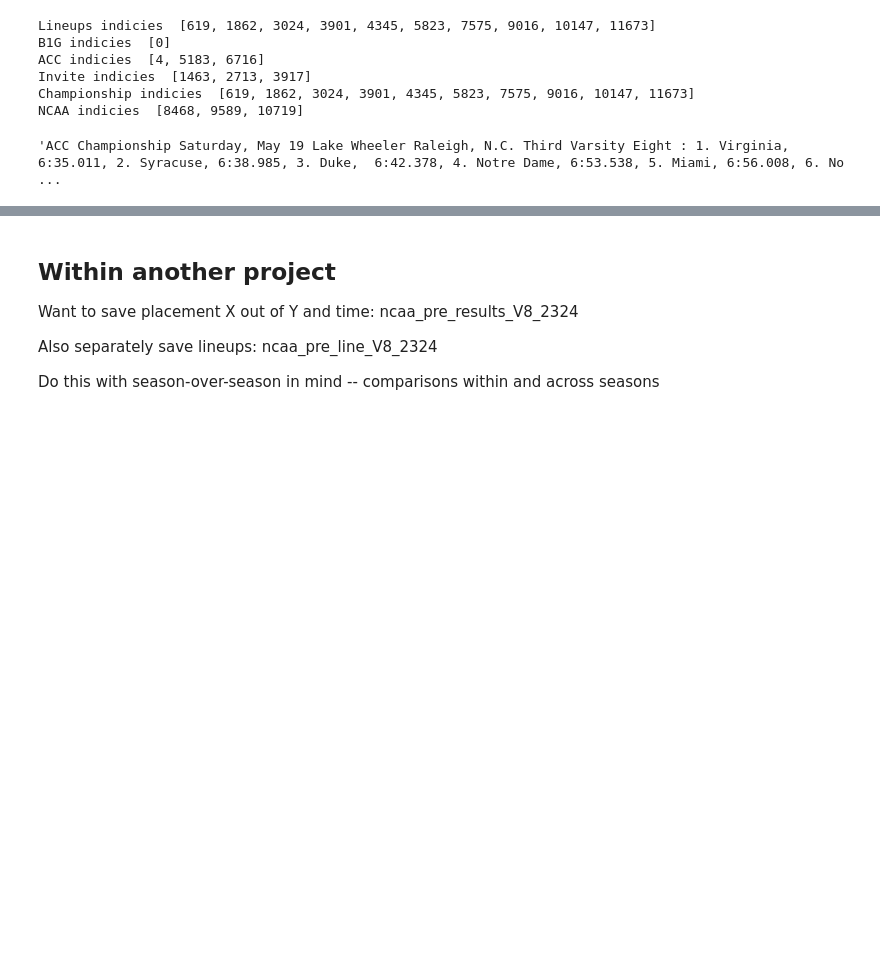
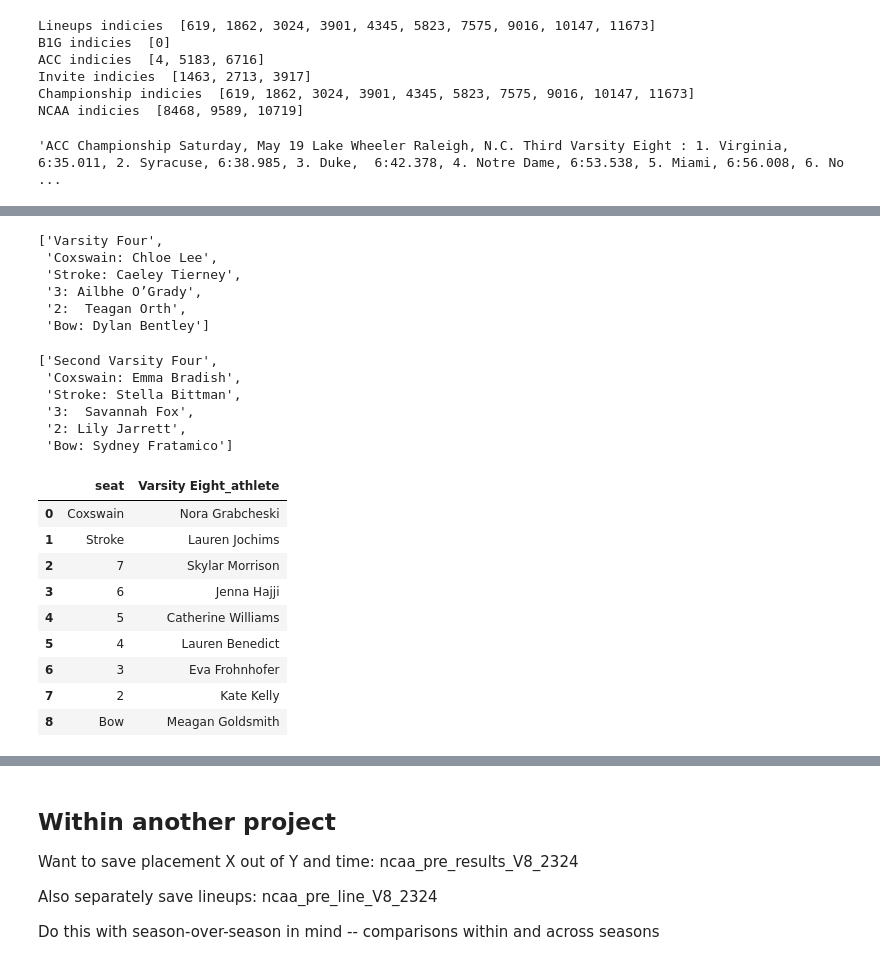
Before and after one commit to hvalenty/ncaa_rowing, a Jupyter notebook: ncaa_rowing/uva_wrow.ipynb, the cells around one changed output, grey strips where cells are left out. Cells and saved outputs as stored; diff of their text form; code cells hidden in the pictures; blank space fills up the shorter version.

```diff
--- a/ncaa_rowing/uva_wrow.ipynb
+++ b/ncaa_rowing/uva_wrow.ipynb
@@ -256,5 +257,5 @@ whole_doc[7575:7786]
 # %%
-v8_lineup = whole_doc[7575:7786]
+v8_lineup = whole_doc[7583:7786]
 # varsity 8 into clean list form
 v8_lineup = v8_lineup.replace(':',',', 1).split(',')
 v8_lineup = [x.strip() for x in v8_lineup]
@@ -272,0 +308,26 @@ v8_lineup
+# %%
+v4_lineup = whole_doc[8182:8296]
+# varsity 8 into clean list form
+v4_lineup = v4_lineup.replace(':',',', 1).replace(';',',').split(',')
+v4_lineup = [x.strip() for x in v4_lineup]
+v4_lineup
+# %% [output]
+['Varsity Four',
+ 'Coxswain: Chloe Lee',
+ 'Stroke: Caeley Tierney',
+ '3: Ailbhe O’Grady',
+ '2:  Teagan Orth',
+ 'Bow: Dylan Bentley']
+# %%
+sv4_lineup = whole_doc[8297:8423]
+# varsity 8 into clean list form
+sv4_lineup = sv4_lineup.replace(':',',', 1).replace(';',',').split(',')
+sv4_lineup = [x.strip() for x in sv4_lineup]
+sv4_lineup
+# %% [output]
+['Second Varsity Four',
+ 'Coxswain: Emma Bradish',
+ 'Stroke: Stella Bittman',
+ '3:  Savannah Fox',
+ '2: Lily Jarrett',
+ 'Bow: Sydney Fratamico']
@@ -272,0 +349,14 @@ v8_lineup
+# %%
+# check it out for one lineup list
+list_to_dataframe(v8_lineup)
+# %% [output]
+|  | seat | Varsity Eight_athlete |
+| 0 | Coxswain | Nora Grabcheski |
+| 1 | Stroke | Lauren Jochims |
+| 2 | 7 | Skylar Morrison |
+| 3 | 6 | Jenna Hajji |
+| 4 | 5 | Catherine Williams |
+| 5 | 4 | Lauren Benedict |
+| 6 | 3 | Eva Frohnhofer |
+| 7 | 2 | Kate Kelly |
+| 8 | Bow | Meagan Goldsmith |
```
Also changed, not shown: parts of 8 cells of this notebook.
